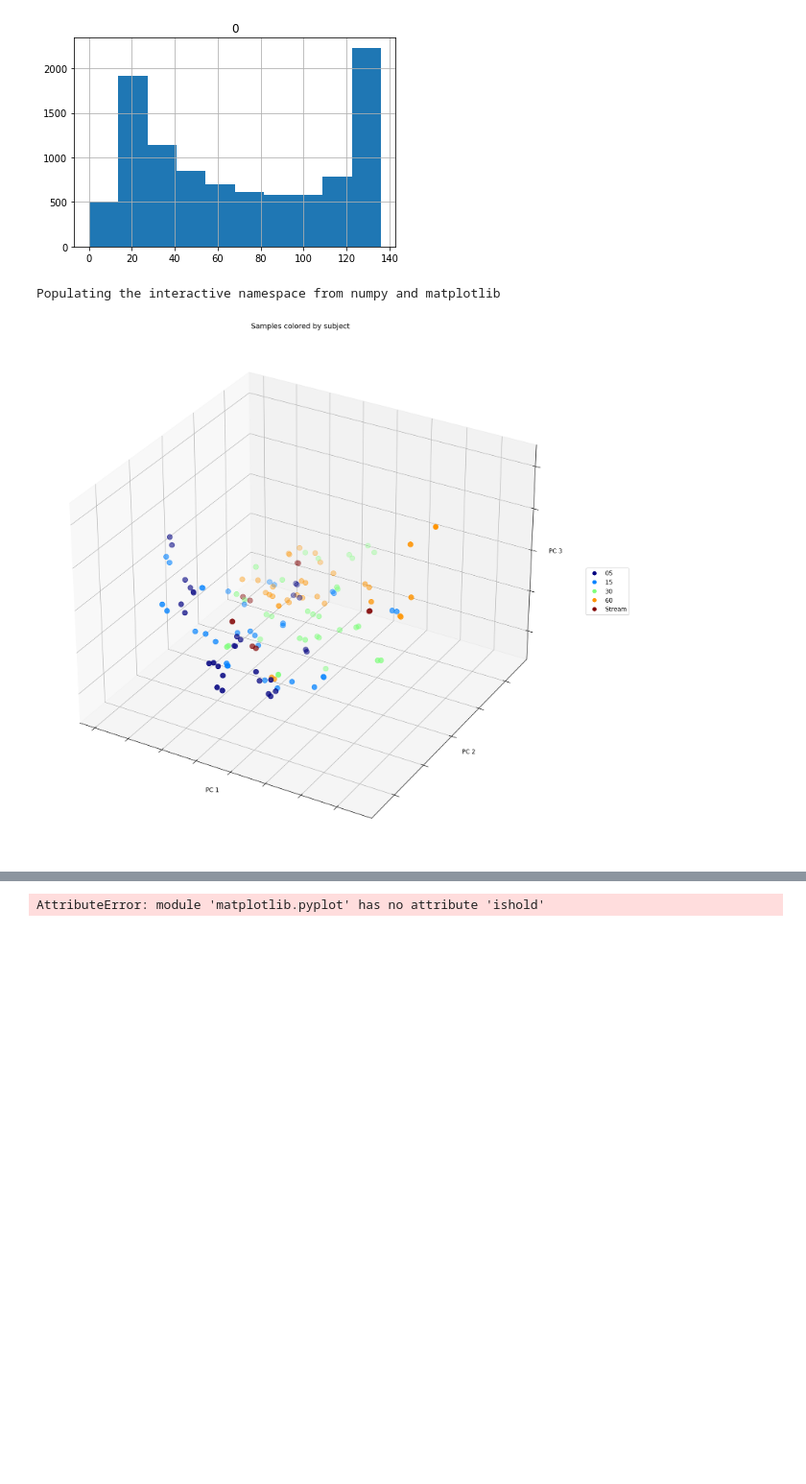
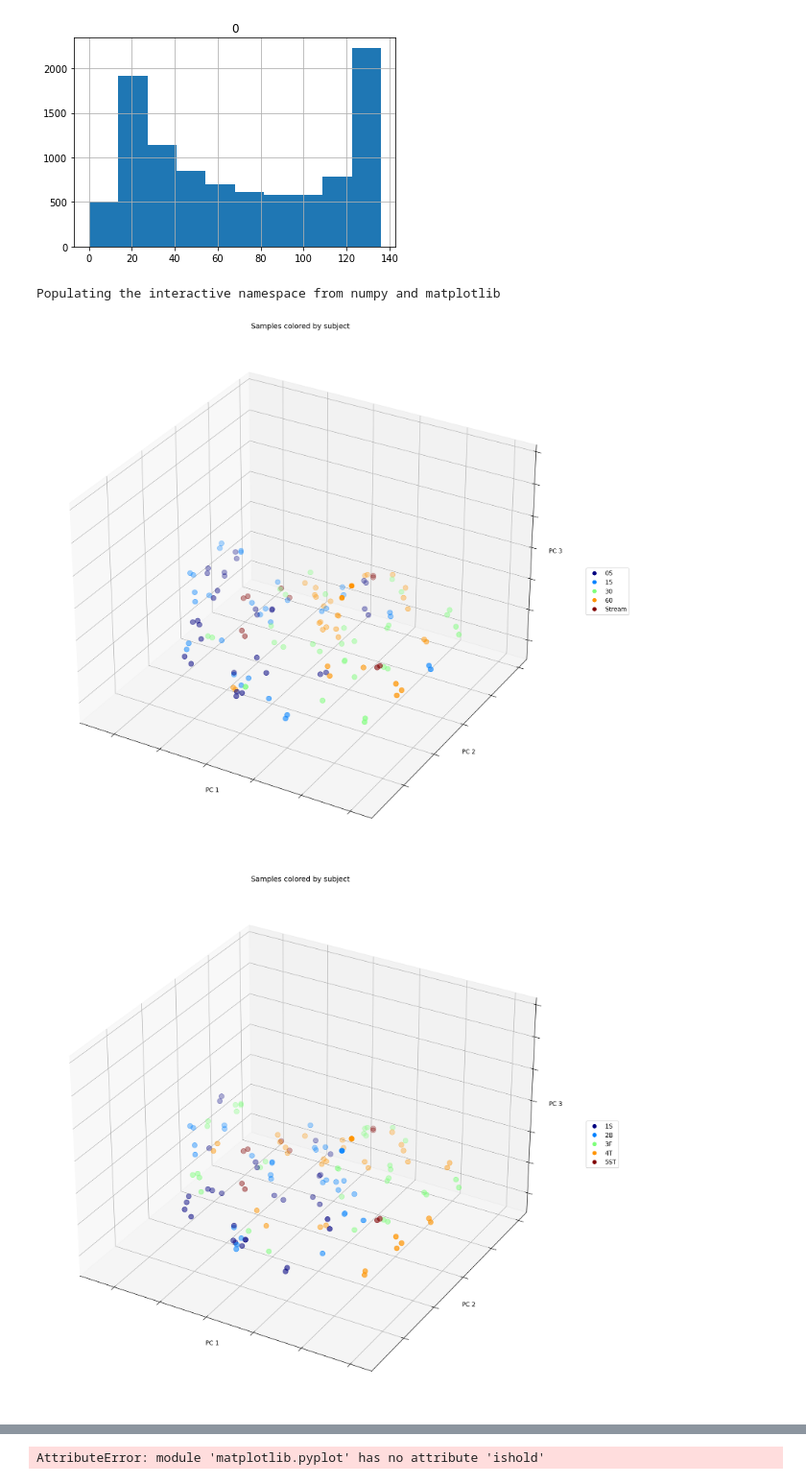
Before and after one commit to erikafreeman/FTICRMS-analyses, a Jupyter notebook: depth_plots.ipynb, the cells around one changed output, grey strips where cells are left out. Shown at 96% size. Cells and saved outputs as stored; diff of their text form; code cells hidden in the pictures; blank space fills up the shorter version.

Commit message:
pcoas

```diff
--- a/depth_plots.ipynb
+++ b/depth_plots.ipynb
@@ -112,23 +112,40 @@ There are very few unique molecules (some that are are shared rather narrowly an
 # %%
 %pylab inline
 pylab.rcParams['figure.figsize'] = (20, 16)
 pylab.rcParams['figure.dpi'] = 200
 
 
+1#scale results
+
 bcm= beta_diversity('braycurtis', data2, SampleID)
+jcm= beta_diversity('jaccard', data2, SampleID)
+
 bcm.svg
+jcm.svg
 pdbcm= bcm.to_data_frame()
 from skbio.stats.ordination import pcoa
 wu_pc = pcoa(bcm)
+wu_pc = pcoa(jcm)
 sample_md = pd.read_csv('/home/erika/Desktop/likeliest_match_abspres.csv')
 sample_md.set_index('index', inplace=True)
 sample_md.drop(sample_md.columns[1],axis=1,inplace=True)
 
 fig= wu_pc.plot(sample_md, 'Depth',
                  axis_labels=('PC 1', 'PC 2', 'PC 3'),
                  title='Samples colored by subject', cmap='jet', s=70)
 #https://stackoverflow.com/questions/53217771/jupyter-making-3d-matplotlib-graphs-extremely-small
+
+fig= wu_pc.plot(sample_md, 'Slope',
+                 axis_labels=('PC 1', 'PC 2', 'PC 3'),
+                 title='Samples colored by subject', cmap='jet', s=70)
+
+
+fig= wu_pc.plot(sample_md, 'Site',
+                 axis_labels=('PC 1', 'PC 2', 'PC 3'),
+                 title='Samples colored by subject', cmap='jet', s=70)
+
 plt.show()
 # %% [output]
 Populating the interactive namespace from numpy and matplotlib
-[figure, old version]
+[figure, new version]
+[figure, added]
```
Also changed, not shown: parts of 1 cell of this notebook.
